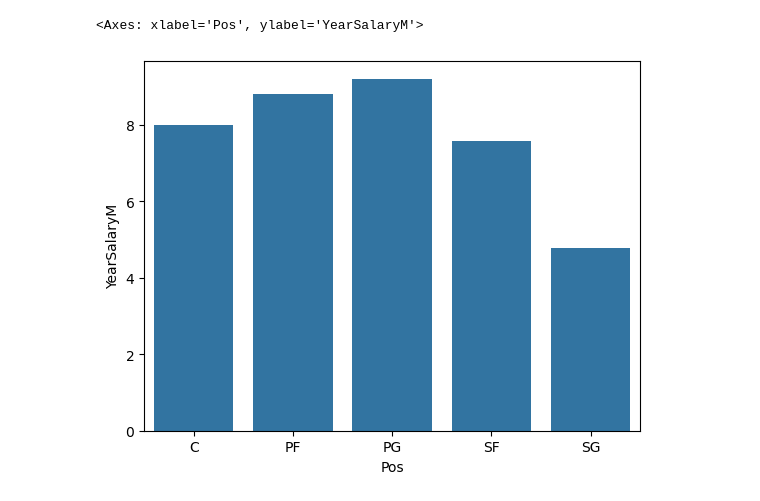
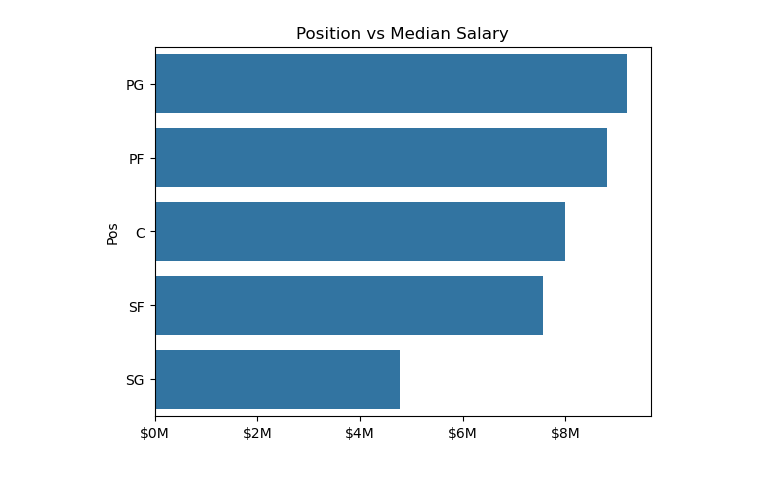
Before and after one commit to ruddaraju/NBA_PlayerValueAnalysis, a Jupyter notebook: Analysis/EDA.ipynb, the cells around one changed output. Cells and saved outputs as stored; diff of their text form; code cells hidden in the pictures.

```diff
--- a/Analysis/EDA.ipynb
+++ b/Analysis/EDA.ipynb
@@ -67,8 +73,19 @@ Since the other two have less clear trends and higher residuals (spread).
 # %%
-#Position vs Salary
-PGSal.groupby(by = 'Pos')['YearSalaryM'].median().reset_index()
-sns.barplot(data = PGSal.groupby(by = 'Pos')['YearSalaryM'].median().reset_index(), x = 'Pos', y = 'YearSalaryM')
+'''
+Postional Differences in Median Salary. PG's are paid the most, this could be because most offenses are run through a point gaurd. Additionally SG and SF are paid
+the least out of the positions. This could be because PG's can also play the SG postiion, and some PF could also play the SF position. This could make it so they
+are less valued and therefore teams spend less on those positions.
+'''
+
+
+sns.barplot(data = PGSal.groupby(by = 'Pos')['YearSalaryM'].median().reset_index().sort_values(by='YearSalaryM', ascending = False),
+            x = 'YearSalaryM',
+            y = 'Pos')
+
+plt.title('Position vs Median Salary')
+plt.gca().xaxis.set_major_formatter(plt.FuncFormatter(lambda x,pos: f'${int(x)}M'))
+plt.xlabel('')
+plt.show()
 # %% [output]
-<Axes: xlabel='Pos', ylabel='YearSalaryM'>
-[figure, old version]
+[figure, new version]
 # %%
```
Also changed, not shown: parts of 9 cells of this notebook, 1 other file.
